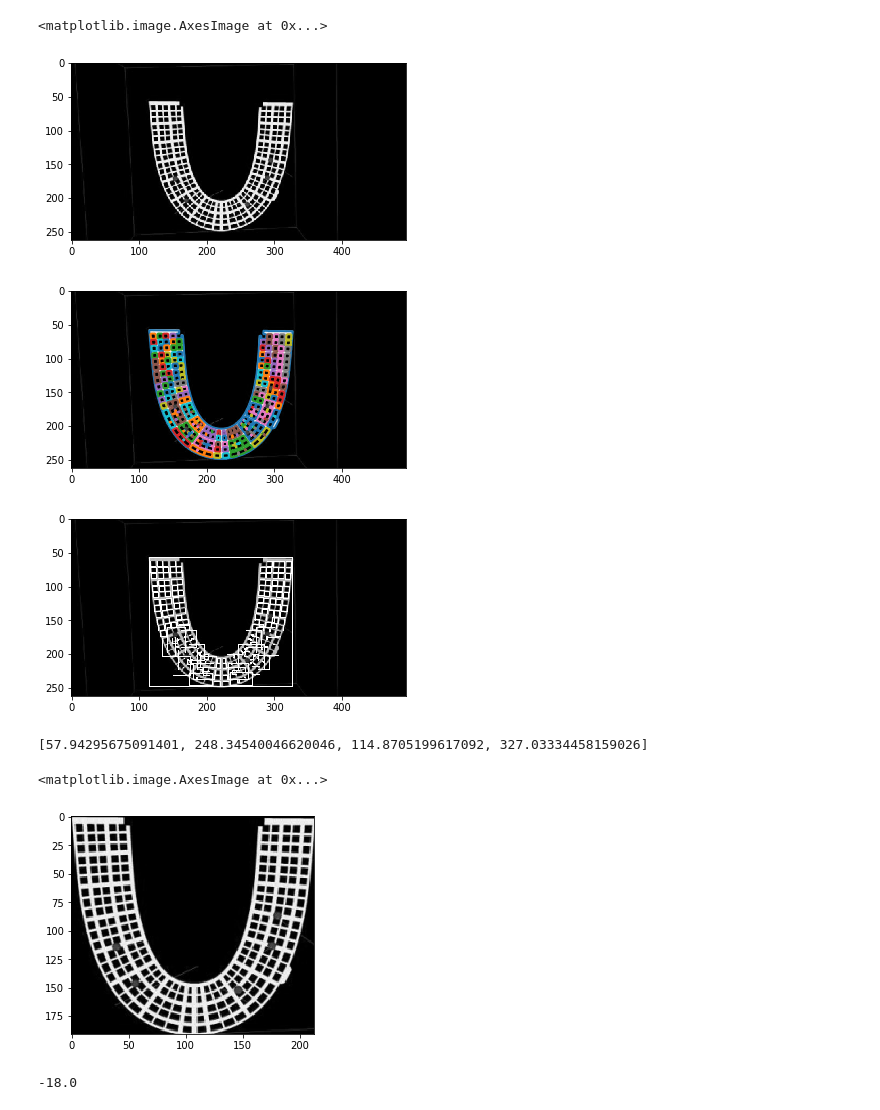
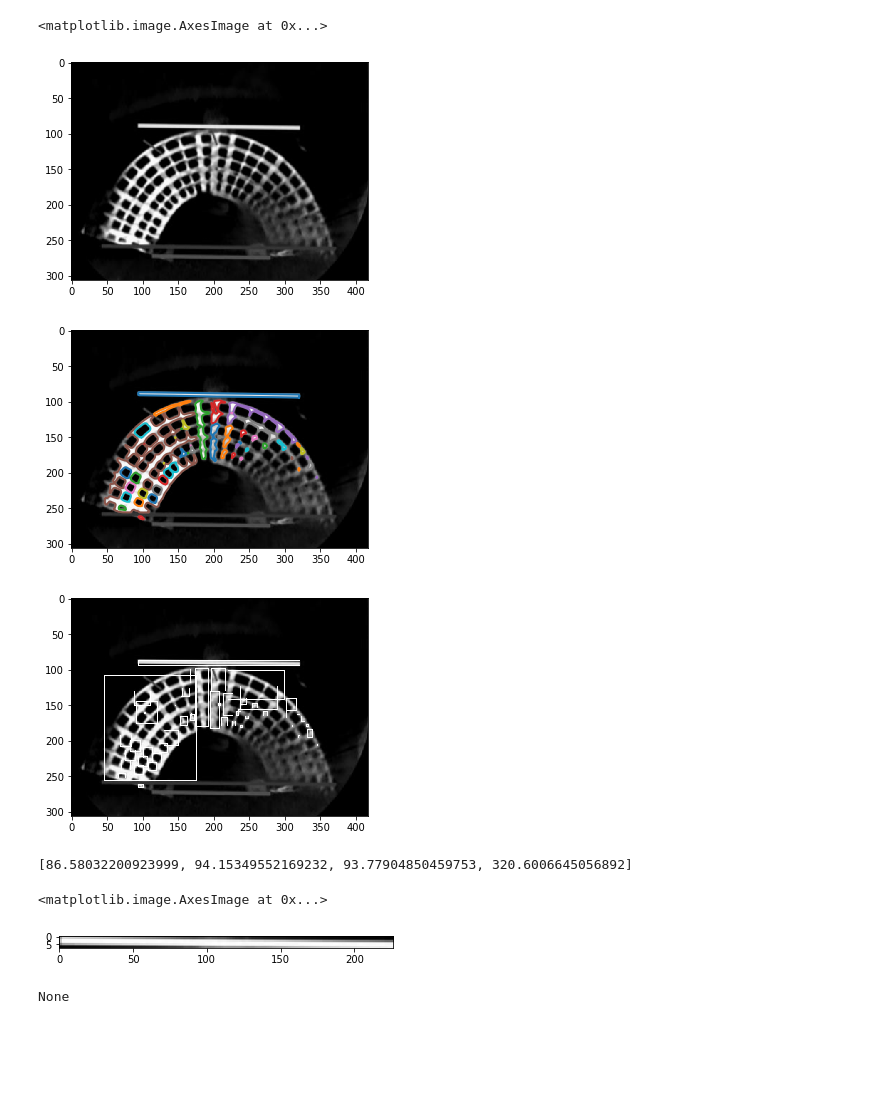
Before and after one commit to Youns2000/cristal_dental, a Jupyter notebook: image_skimage.ipynb, the cells around one changed output. Cells and saved outputs as stored; diff of their text form; code cells hidden in the pictures; blank space fills up the shorter version.

```diff
--- a/image_skimage.ipynb
+++ b/image_skimage.ipynb
@@ -1,16 +1,16 @@
 # %%
 from skimage.measure import find_contours
 from skimage.io import imread
 import matplotlib.pyplot as plt
 from skimage.color import rgb2gray
 
-orig_img = imread('test2.png')[:,:,:3]
+orig_img = imread('templates/test3.png')[:,:,:3]
 gray_img = rgb2gray(orig_img)
 plt.imshow(gray_img,interpolation='nearest', cmap=plt.cm.gray)
 # plt.imshow(orig_img,interpolation='nearest')
 # %% [output]
 <matplotlib.image.AxesImage at 0x...>
-[figure, old version]
+[figure, new version]
 # %%
 contours = find_contours(gray_img, 0.6)
 
@@ -22,7 +22,7 @@ for n, contour in enumerate(contours):
 
 plt.show()
 # %% [output]
-[figure, old version]
+[figure, new version]
 # %%
 from skimage.draw import polygon, polygon_perimeter
 import numpy as np
@@ -53,23 +53,23 @@ for box in bounding_boxes:
 plt.imshow(with_boxes, interpolation='nearest', cmap=plt.cm.gray)
 plt.show()
 # %% [output]
-[figure, old version]
+[figure, new version]
 # %%
 box = bounding_boxes[0]
 print(box)
 imgRect = gray_img[int(box[0]):int(box[1]), int(box[2]):int(box[3])]
 plt.imshow(imgRect, interpolation='nearest', cmap=plt.cm.gray)
 # %% [output]
-[57.94295675091401, 248.34540046620046, 114.8705199617092, 327.03334458159026]
+[86.58032200923999, 94.15349552169232, 93.77904850459753, 320.6006645056892]
 <matplotlib.image.AxesImage at 0x...>
-[figure, old version]
+[figure, new version]
 # %%
 from deskew import determine_skew
 
 angle = determine_skew(imgRect)
 print(angle)
 # %% [output]
--18.0
+None
 # %%
 from skimage.transform import rotate
 
```
Also changed, not shown: parts of 1 cell of this notebook, 9 other files.
